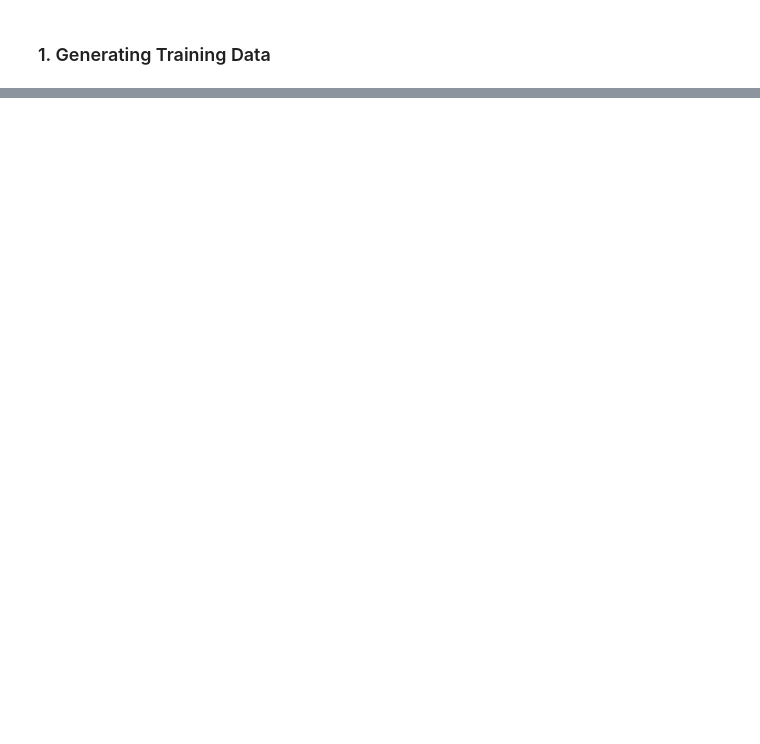
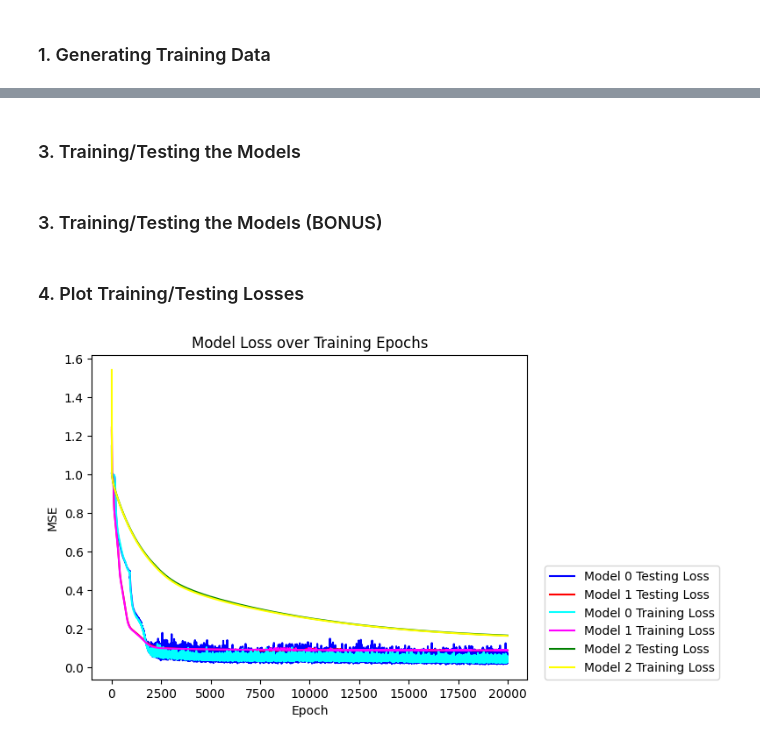
Before and after one commit to bhargav-gg/dl-hw1, a Jupyter notebook: main.ipynb, the cells around one changed output, grey strips where cells are left out. Saved outputs shown, nothing was run; the diff lists cells and outputs as text; code cells hidden in the pictures; blank space fills up the shorter version.

```diff
--- a/main.ipynb
+++ b/main.ipynb
@@ -146,20 +212,2 @@ Model0(
   )
 )
-# %%
-X, y = function_data[:, 0].unsqueeze(1).to('cuda'), function_data[:, 1].unsqueeze(1).to('cuda')
-
-loss_function = torch.nn.MSELoss()
-
-optimizer0 = torch.optim.Adam(model0.parameters(), lr=0.01)
-optimizer1 = torch.optim.Adam(model1.parameters(), lr=0.01)
-
-#Using sklearn to split data into training/test, but NOT for model training/evaluation
-X_train, X_test, y_train, y_test = train_test_split(X, y, train_size=0.7, test_size=0.3, shuffle=True)
-
-X_train = X_train.clone().detach().to('cuda')
-X_test = X_test.clone().detach().to('cuda')
-y_train = y_train.clone().detach().to('cuda')
-y_test = y_test.clone().detach().to('cuda')
-
-num_epochs = 20000
-batch_size = 100
@@ -238,0 +214,2 @@ KeyboardInterrupt:
+# %% [markdown]
+### 3. Training/Testing the Models
@@ -238,0 +349,2 @@ KeyboardInterrupt:
+# %% [markdown]
+### 3. Training/Testing the Models (BONUS)
@@ -238,0 +489,29 @@ KeyboardInterrupt:
+# %% [markdown]
+### 4. Plot Training/Testing Losses
+# %%
+# Restore models and return best accuracies
+model0.load_state_dict(best_weights0)
+model1.load_state_dict(best_weights1)
+model2.load_state_dict(best_weights2)
+
+# Plot the loss over epochs, both training and testing
+plt.plot(epoch_test_history0, color='blue', label='Model 0 Testing Loss')
+plt.plot(epoch_test_history1, color='red', label='Model 1 Testing Loss')
+plt.plot(epoch_train_history0, color='cyan', label='Model 0 Training Loss')
+plt.plot(epoch_train_history1, color='magenta', label='Model 1 Training Loss')
+plt.plot(epoch_test_history2, color='green', label='Model 2 Testing Loss')
+plt.plot(epoch_train_history2, color='yellow', label='Model 2 Training Loss')
+
+# Legend for visual clarity
+plt.legend(loc=(1.04, 0))
+
+# Axis labels
+plt.xlabel('Epoch')
+plt.ylabel('MSE')
+
+# Title
+plt.title('Model Loss over Training Epochs')
+
+plt.show()
+# %% [output]
+[figure, added]
```
Also changed, not shown: parts of 33 cells of this notebook, 2 other files.
